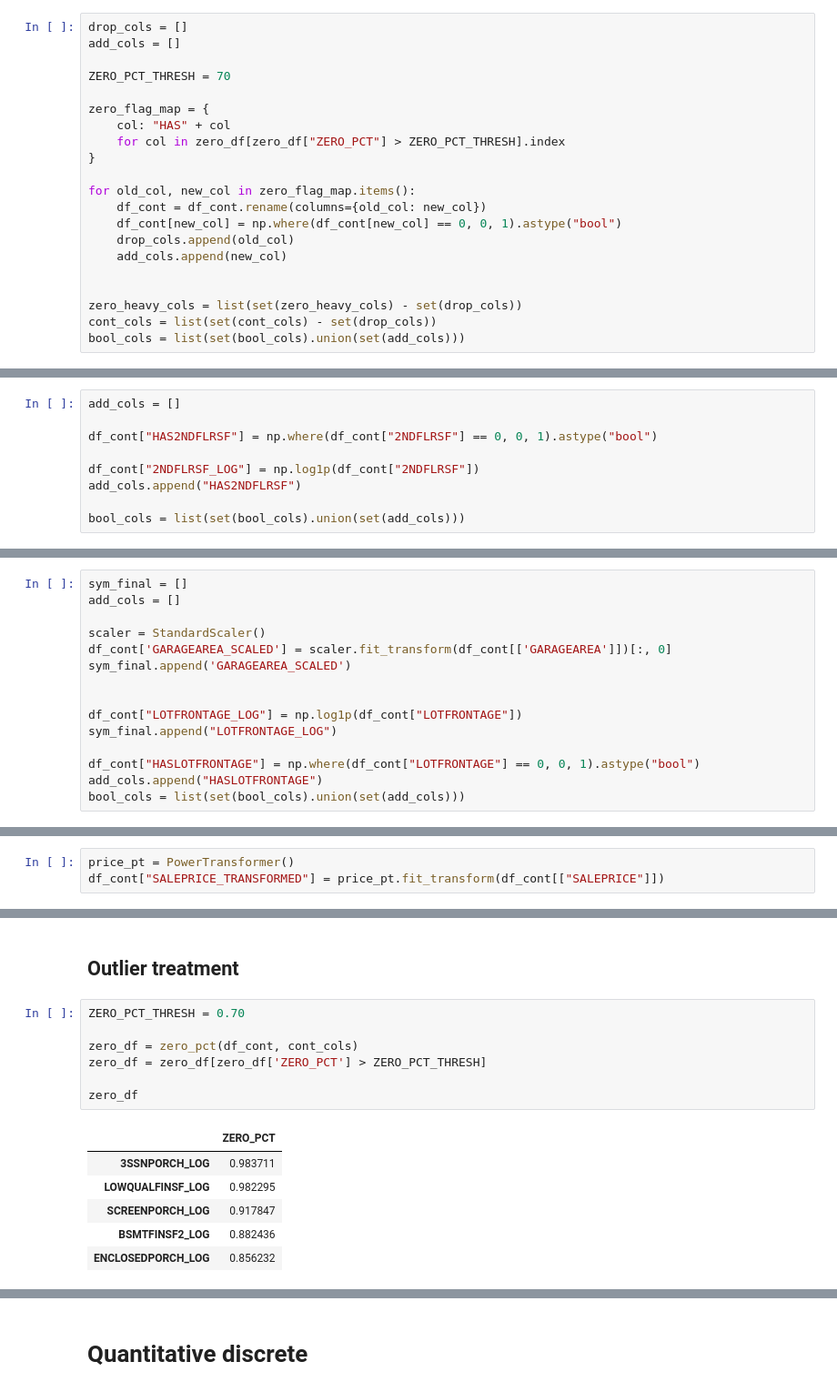
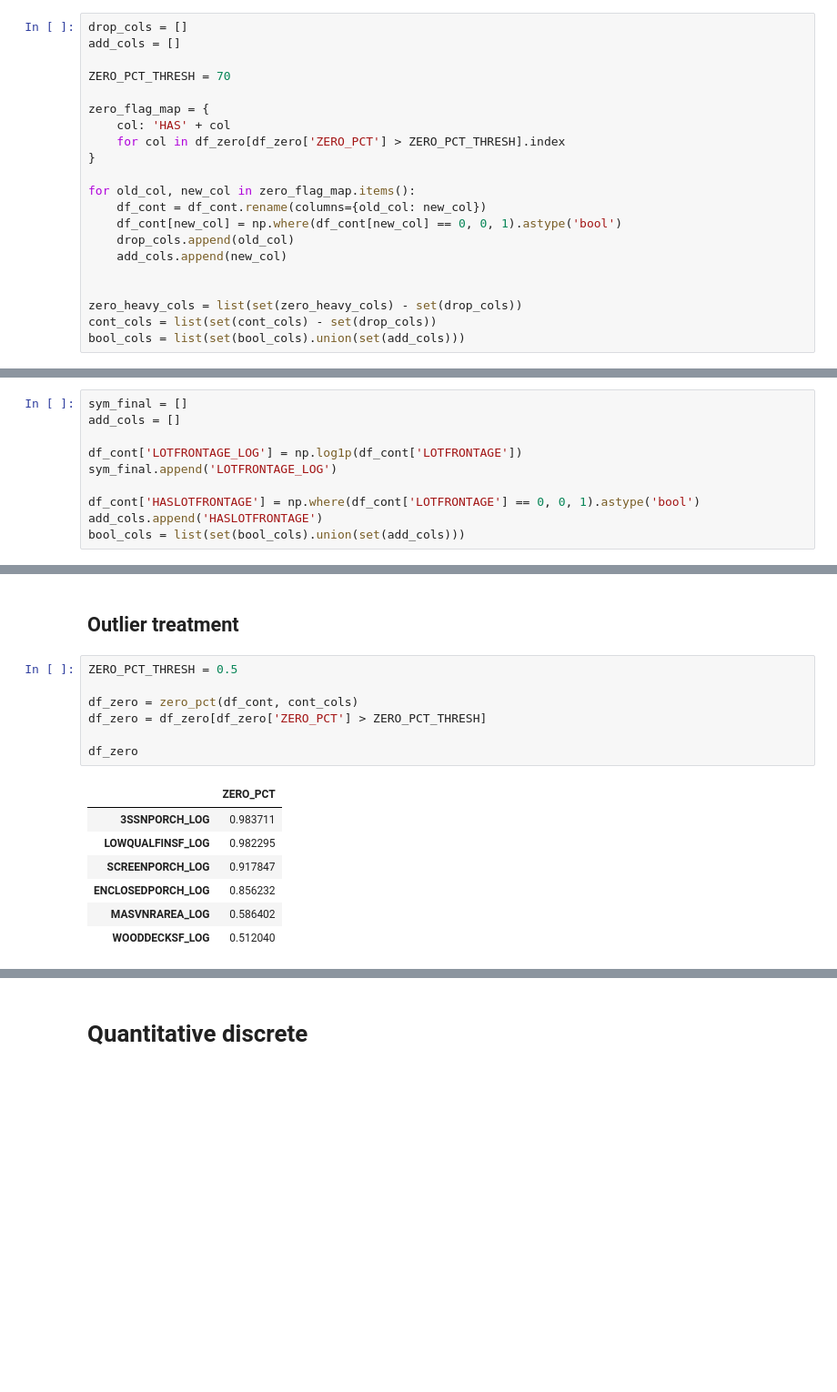
Before and after one commit to lucasamtaylor01/KaggleHousePrices, a Jupyter notebook: noteboks/03_feature_engineering.ipynb, the cells around one changed output, grey strips where cells are left out. Shown at 91% size. Drawn from its saved outputs; the diff is of its cells as text; blank space fills up the shorter version.

```diff
--- a/noteboks/03_feature_engineering.ipynb
+++ b/noteboks/03_feature_engineering.ipynb
@@ -352,13 +362,13 @@ add_cols = []
 ZERO_PCT_THRESH = 70
 
 zero_flag_map = {
-    col: "HAS" + col
-    for col in zero_df[zero_df["ZERO_PCT"] > ZERO_PCT_THRESH].index
+    col: 'HAS' + col
+    for col in df_zero[df_zero['ZERO_PCT'] > ZERO_PCT_THRESH].index
 }
 
 for old_col, new_col in zero_flag_map.items():
     df_cont = df_cont.rename(columns={old_col: new_col})
-    df_cont[new_col] = np.where(df_cont[new_col] == 0, 0, 1).astype("bool")
+    df_cont[new_col] = np.where(df_cont[new_col] == 0, 0, 1).astype('bool')
     drop_cols.append(old_col)
     add_cols.append(new_col)
 
@@ -406,12 +412,3 @@ zero_df.round(2)
 | BSMTUNFSF | 0.06 |
-# %%
-add_cols = []
-
-df_cont["HAS2NDFLRSF"] = np.where(df_cont["2NDFLRSF"] == 0, 0, 1).astype("bool")
-
-df_cont["2NDFLRSF_LOG"] = np.log1p(df_cont["2NDFLRSF"])
-add_cols.append("HAS2NDFLRSF")
-
-bool_cols = list(set(bool_cols).union(set(add_cols)))
 # %%
 bsmt_unf_pt = PowerTransformer()
@@ -435,16 +430,11 @@ zero_df.round(2)
 sym_final = []
 add_cols = []
 
-scaler = StandardScaler()
-df_cont['GARAGEAREA_SCALED'] = scaler.fit_transform(df_cont[['GARAGEAREA']])[:, 0]
-sym_final.append('GARAGEAREA_SCALED')
+df_cont['LOTFRONTAGE_LOG'] = np.log1p(df_cont['LOTFRONTAGE'])
+sym_final.append('LOTFRONTAGE_LOG')
 
-
-df_cont["LOTFRONTAGE_LOG"] = np.log1p(df_cont["LOTFRONTAGE"])
-sym_final.append("LOTFRONTAGE_LOG")
-
-df_cont["HASLOTFRONTAGE"] = np.where(df_cont["LOTFRONTAGE"] == 0, 0, 1).astype("bool")
-add_cols.append("HASLOTFRONTAGE")
+df_cont['HASLOTFRONTAGE'] = np.where(df_cont['LOTFRONTAGE'] == 0, 0, 1).astype('bool')
+add_cols.append('HASLOTFRONTAGE')
 bool_cols = list(set(bool_cols).union(set(add_cols)))
 # %%
 cont_cols = sym_final
@@ -456,4 +444 @@ cont_cols = list(set(cont_cols).union(set(high_skew_final)))
-# %%
-price_pt = PowerTransformer()
-df_cont["SALEPRICE_TRANSFORMED"] = price_pt.fit_transform(df_cont[["SALEPRICE"]])
 # %%
@@ -470,17 +452,18 @@ sns.FacetGrid(
 # %% [markdown]
 ## Outlier treatment
 # %%
-ZERO_PCT_THRESH = 0.70
+ZERO_PCT_THRESH = 0.5
 
-zero_df = zero_pct(df_cont, cont_cols)
-zero_df = zero_df[zero_df['ZERO_PCT'] > ZERO_PCT_THRESH]
+df_zero = zero_pct(df_cont, cont_cols)
+df_zero = df_zero[df_zero['ZERO_PCT'] > ZERO_PCT_THRESH]
 
-zero_df
+df_zero
 # %% [output]
 |  | ZERO_PCT |
 | 3SSNPORCH_LOG | 0.983711 |
 | LOWQUALFINSF_LOG | 0.982295 |
 | SCREENPORCH_LOG | 0.917847 |
-| BSMTFINSF2_LOG | 0.882436 |
 | ENCLOSEDPORCH_LOG | 0.856232 |
+| MASVNRAREA_LOG | 0.586402 |
+| WOODDECKSF_LOG | 0.512040 |
 # %%
```
Also changed, not shown: parts of 45 cells of this notebook.
